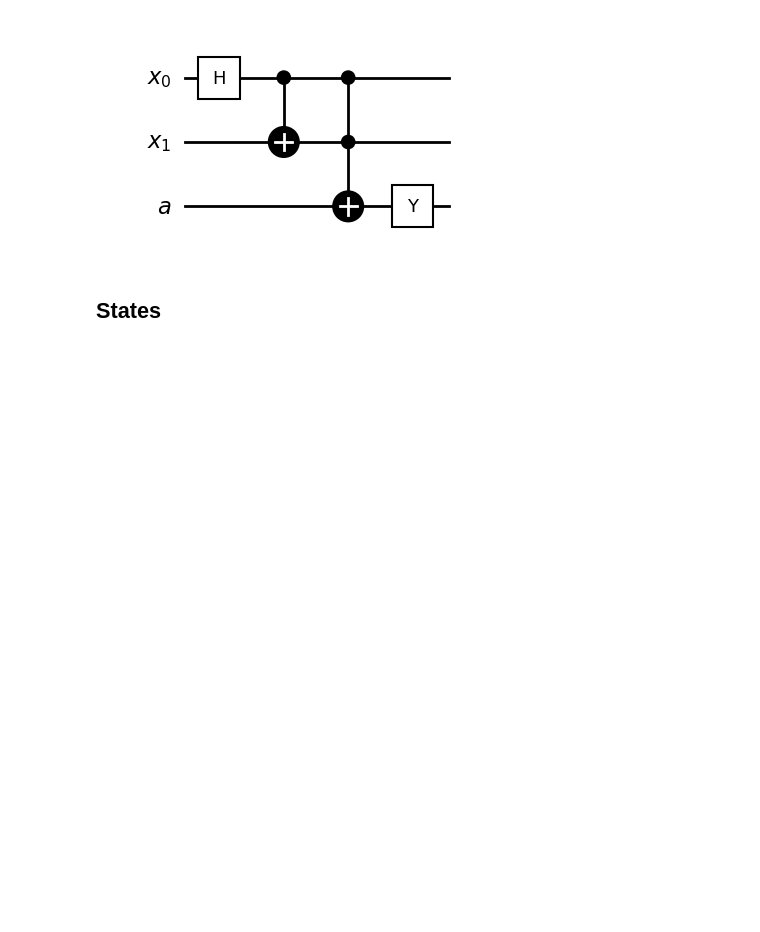
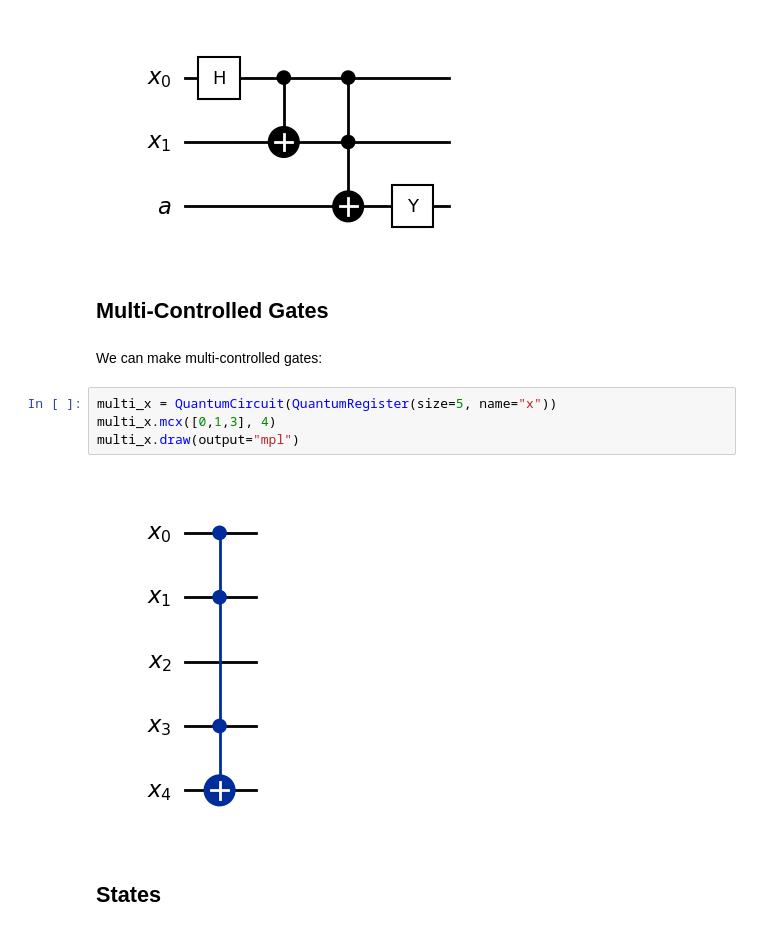
Before and after one commit to lrfinotti/qc_notes, a Jupyter notebook: qiskit/qiskit_reference.ipynb, the cells around one changed output. Cells and saved outputs as stored; diff of their text form; blank space fills up the shorter version.

```diff
--- a/qiskit/qiskit_reference.ipynb
+++ b/qiskit/qiskit_reference.ipynb
@@ -170,6 +170,16 @@ quantum_circuit.draw(output="mpl", style="textbook")
 quantum_circuit.draw(output="mpl", style="bw")
 # %% [output]
 [figure]
+# %% [markdown]
+## Multi-Controlled Gates
+# %% [markdown]
+We can make multi-controlled gates:
+# %%
+multi_x = QuantumCircuit(QuantumRegister(size=5, name="x"))
+multi_x.mcx([0,1,3], 4)
+multi_x.draw(output="mpl")
+# %% [output]
+[figure, added]
 # %% [markdown]
 ## States
 # %% [markdown]
```
Also changed, not shown: 9 other files.
